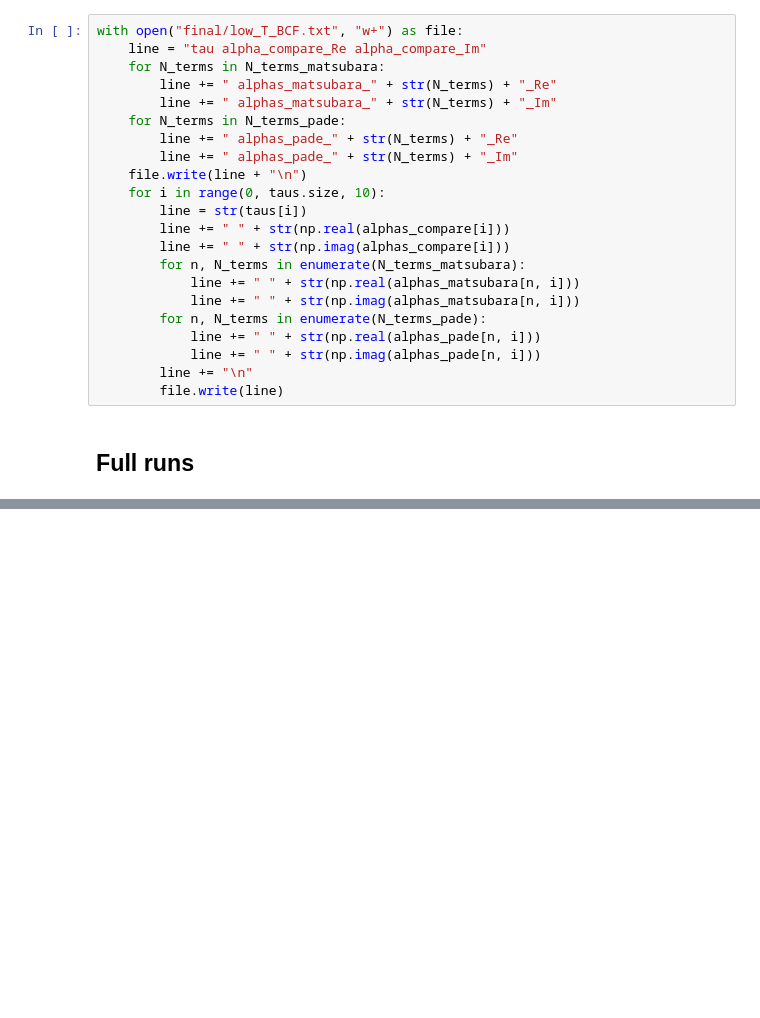
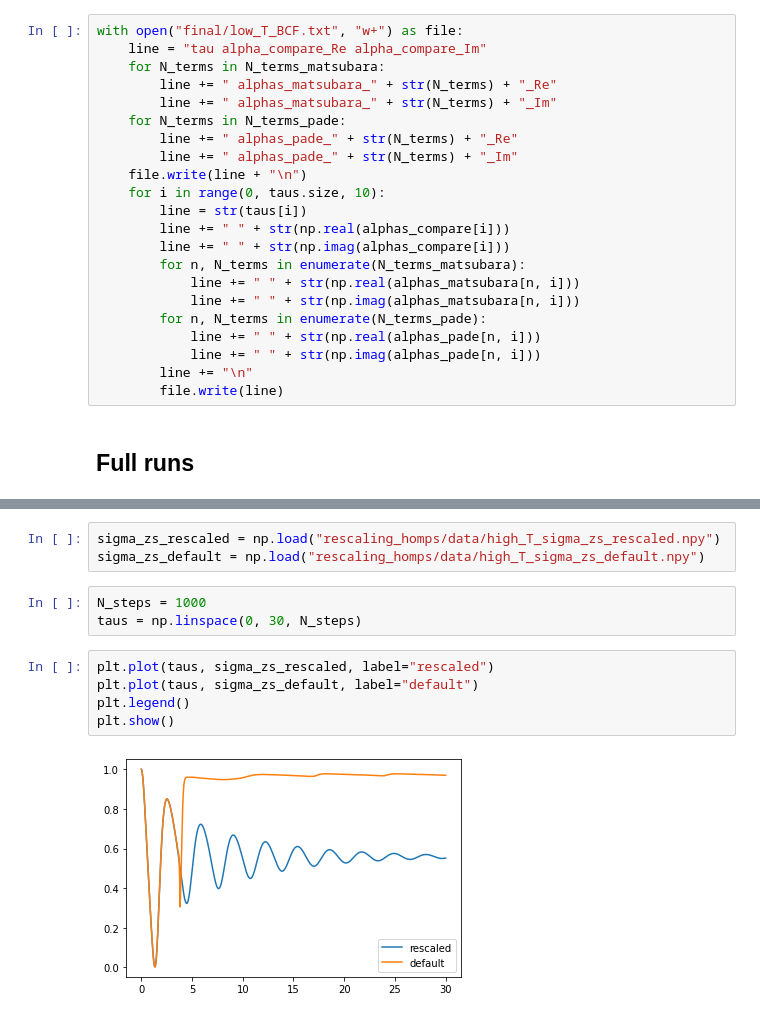
Before and after one commit to SnackerBit/HOPS, a Jupyter notebook: production/plots.ipynb, the cells around one changed output, grey strips where cells are left out. Drawn from its saved outputs; the diff is of its cells as text; blank space fills up the shorter version.

```diff
--- a/production/plots.ipynb
+++ b/production/plots.ipynb
@@ -450,0 +515,13 @@ plt.show()
+# %%
+sigma_zs_rescaled = np.load("rescaling_homps/data/high_T_sigma_zs_rescaled.npy")
+sigma_zs_default = np.load("rescaling_homps/data/high_T_sigma_zs_default.npy")
+# %%
+N_steps = 1000
+taus = np.linspace(0, 30, N_steps)
+# %%
+plt.plot(taus, sigma_zs_rescaled, label="rescaled")
+plt.plot(taus, sigma_zs_default, label="default")
+plt.legend()
+plt.show()
+# %% [output]
+[figure, added]
```
Also changed, not shown: parts of 22 cells of this notebook, 20 other files.
